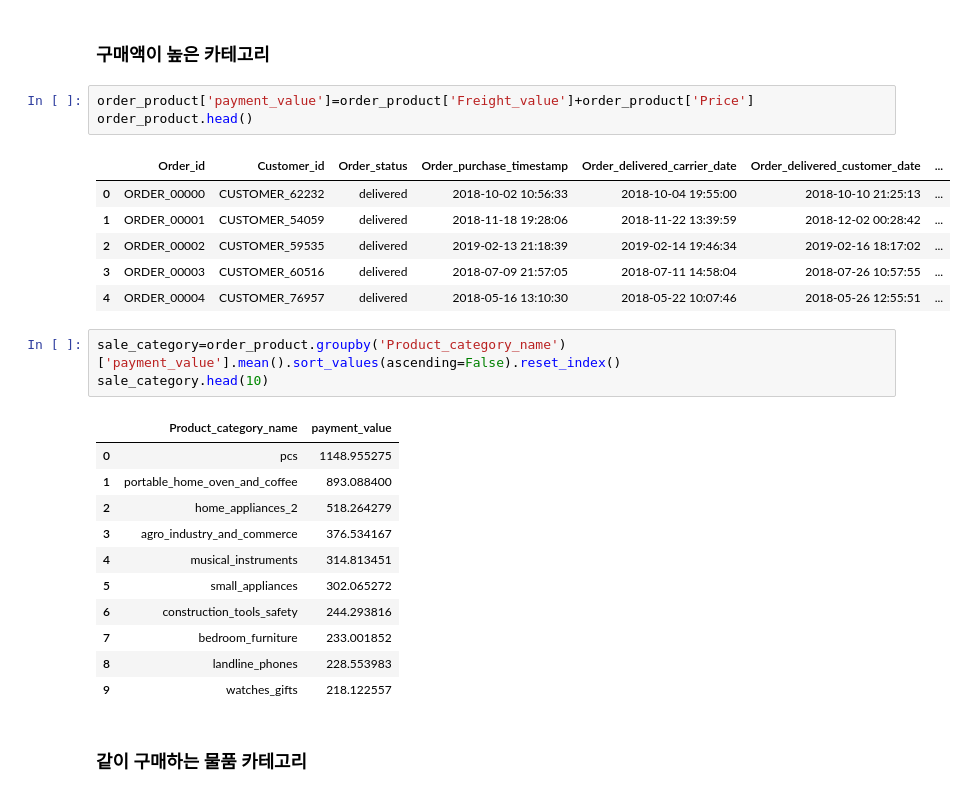
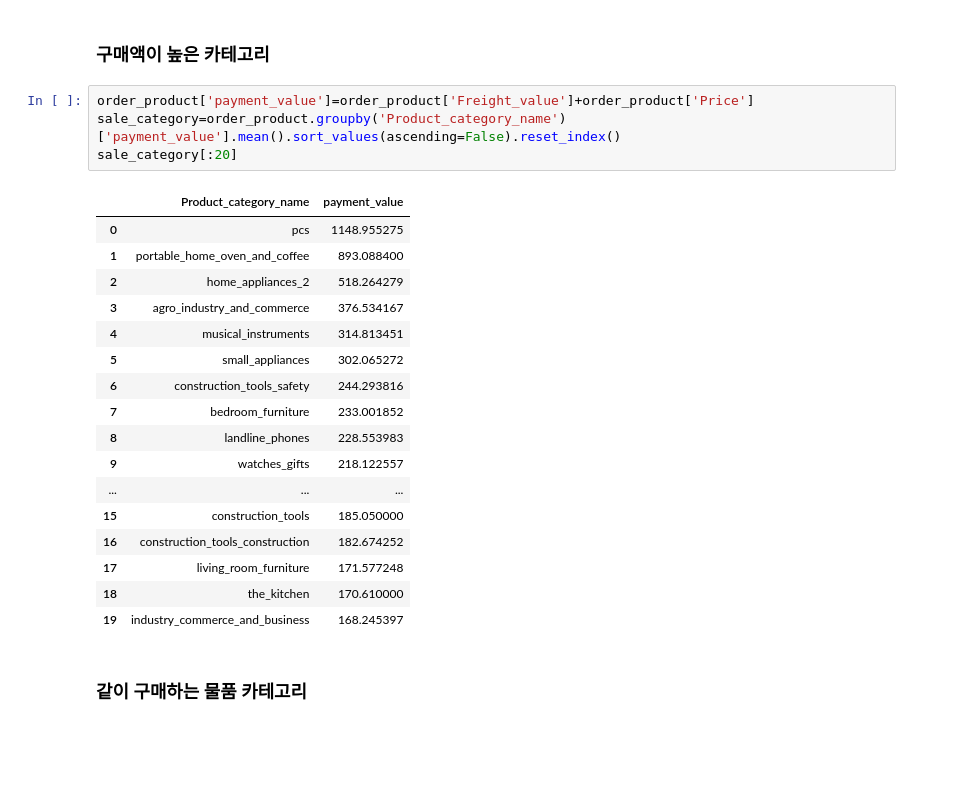
Before and after one commit to jiin124/KPI_Dacon_2024, a Jupyter notebook: basic_anal.ipynb, the cells around one changed output. Cells and saved outputs as stored; diff of their text form; blank space fills up the shorter version.

```diff
--- a/basic_anal.ipynb
+++ b/basic_anal.ipynb
@@ -788,29 +754,26 @@ category_purchase_avg_sorted.to_csv('data/category_total_quantity.csv',index=Fal
 ### 구매액이 높은 카테고리
 # %%
 order_product['payment_value']=order_product['Freight_value']+order_product['Price']
-order_product.head()
+sale_category=order_product.groupby('Product_category_name')['payment_value'].mean().sort_values(ascending=False).reset_index()
+sale_category[:20]
 # %% [output]
-|  | Order_id | Customer_id | Order_status | Order_purchase_timestamp | Order_delivered_carrier_date | Order_delivered_customer_date | ... |
-| 0 | ORDER_00000 | CUSTOMER_62232 | delivered | 2018-10-02 10:56:33 | 2018-10-04 19:55:00 | 2018-10-10 21:25:13 | ... |
-| 1 | ORDER_00001 | CUSTOMER_54059 | delivered | 2018-11-18 19:28:06 | 2018-11-22 13:39:59 | 2018-12-02 00:28:42 | ... |
-| 2 | ORDER_00002 | CUSTOMER_59535 | delivered | 2019-02-13 21:18:39 | 2019-02-14 19:46:34 | 2019-02-16 18:17:02 | ... |
-| 3 | ORDER_00003 | CUSTOMER_60516 | delivered | 2018-07-09 21:57:05 | 2018-07-11 14:58:04 | 2018-07-26 10:57:55 | ... |
-| 4 | ORDER_00004 | CUSTOMER_76957 | delivered | 2018-05-16 13:10:30 | 2018-05-22 10:07:46 | 2018-05-26 12:55:51 | ... |
+|  | Product_category_name | payment_value |
+| 0 | pcs | 1148.955275 |
+| 1 | portable_home_oven_and_coffee | 893.088400 |
+| 2 | home_appliances_2 | 518.264279 |
+| 3 | agro_industry_and_commerce | 376.534167 |
+| 4 | musical_instruments | 314.813451 |
+| 5 | small_appliances | 302.065272 |
+| 6 | construction_tools_safety | 244.293816 |
+| 7 | bedroom_furniture | 233.001852 |
+| 8 | landline_phones | 228.553983 |
+| 9 | watches_gifts | 218.122557 |
+| ... | ... | ... |
+| 15 | construction_tools | 185.050000 |
+| 16 | construction_tools_construction | 182.674252 |
+| 17 | living_room_furniture | 171.577248 |
+| 18 | the_kitchen | 170.610000 |
+| 19 | industry_commerce_and_business | 168.245397 |
-# %%
-sale_category=order_product.groupby('Product_category_name')['payment_value'].mean().sort_values(ascending=False).reset_index()
-sale_category.head(10)
-# %% [output]
-|  | Product_category_name | payment_value |
-| 0 | pcs | 1148.955275 |
-| 1 | portable_home_oven_and_coffee | 893.088400 |
-| 2 | home_appliances_2 | 518.264279 |
-| 3 | agro_industry_and_commerce | 376.534167 |
-| 4 | musical_instruments | 314.813451 |
-| 5 | small_appliances | 302.065272 |
-| 6 | construction_tools_safety | 244.293816 |
-| 7 | bedroom_furniture | 233.001852 |
-| 8 | landline_phones | 228.553983 |
-| 9 | watches_gifts | 218.122557 |
 # %% [markdown]
 ### 같이 구매하는 물품 카테고리
 # %%
```
Also changed, not shown: parts of 10 cells of this notebook, 5 other files.
